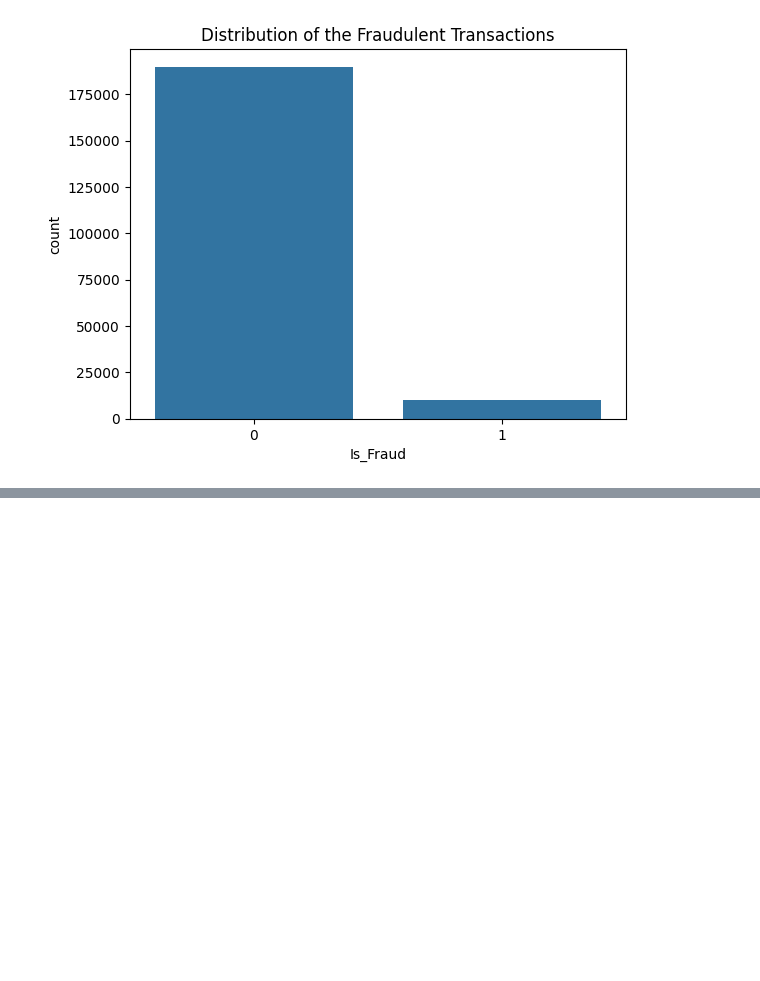
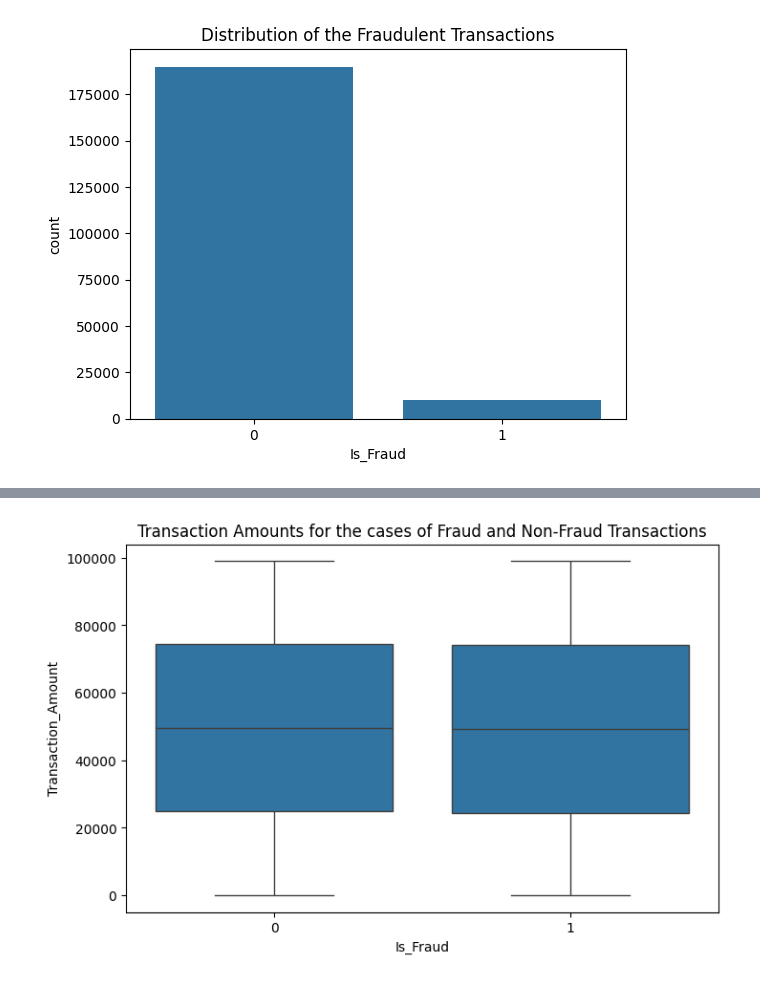
Before and after one commit to gkipkirui1/DSF-PT08P5-GROUP4-CAPSTONE-PROJECT, a Jupyter notebook: mikabenson.ipynb, the cells around one changed output, grey strips where cells are left out. Cells and saved outputs as stored; diff of their text form; code cells hidden in the pictures; blank space fills up the shorter version.

```diff
--- a/mikabenson.ipynb
+++ b/mikabenson.ipynb
@@ -141,0 +164,8 @@ for col in numerical_columns:
+# %%
+# here we visualize a Boxplot of the transaction amounts for fraud against non-fraud
+plt.figure(figsize = (8, 5))
+sns.boxplot(x = data["Is_Fraud"], y = data["Transaction_Amount"])
+plt.title("Transaction Amounts for the cases of Fraud and Non-Fraud Transactions")
+plt.show()
+# %% [output]
+[figure, added]
```
Also changed, not shown: parts of 14 cells of this notebook.
